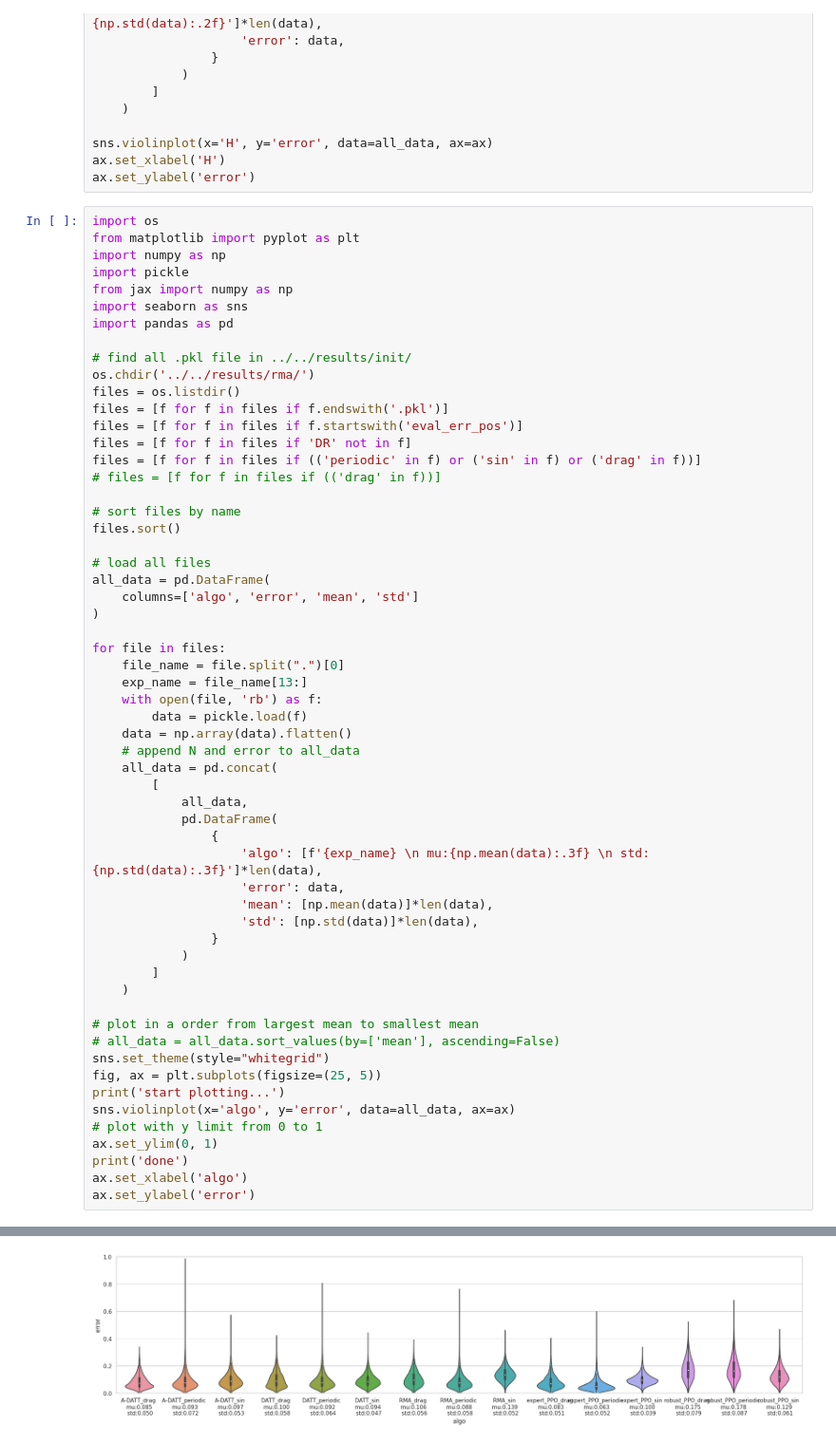
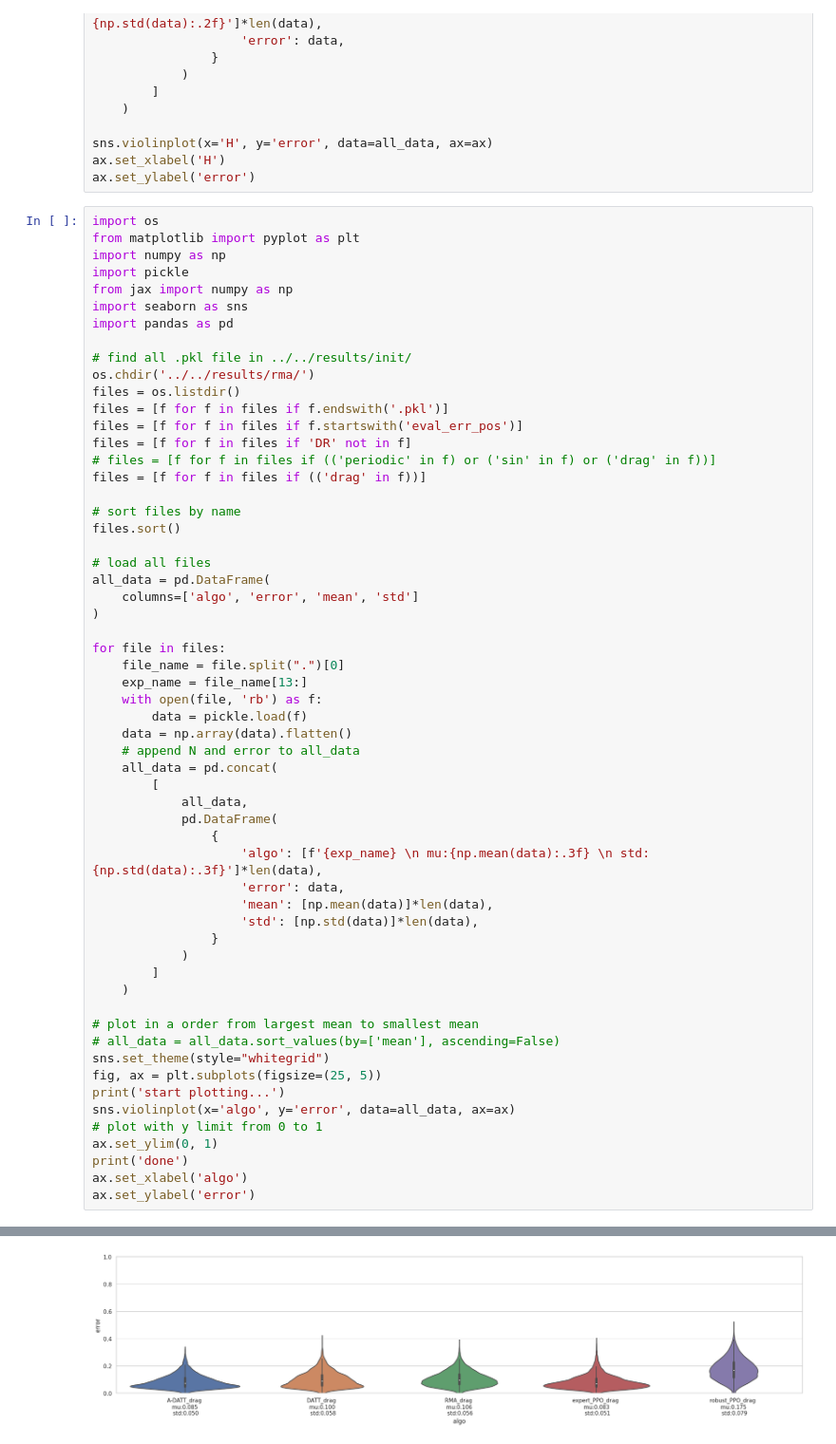
Before and after one commit to LeCAR-Lab/CoVO-MPC, a Jupyter notebook: quadjax/devel/plot.ipynb, the cells around one changed output, grey strips where cells are left out. Shown at 95% size. Cells and saved outputs as stored; diff of their text form.

```diff
--- a/quadjax/devel/plot.ipynb
+++ b/quadjax/devel/plot.ipynb
@@ -78,8 +78,8 @@ files = os.listdir()
 files = [f for f in files if f.endswith('.pkl')]
 files = [f for f in files if f.startswith('eval_err_pos')]
 files = [f for f in files if 'DR' not in f]
-files = [f for f in files if (('periodic' in f) or ('sin' in f) or ('drag' in f))]
-# files = [f for f in files if (('drag' in f))]
+# files = [f for f in files if (('periodic' in f) or ('sin' in f) or ('drag' in f))]
+files = [f for f in files if (('drag' in f))]
 
 # sort files by name
 files.sort()
@@ -98,31 +98,31 @@ for file in files:
     # append N and error to all_data
     all_data = pd.concat(
         [
             all_data,
             pd.DataFrame(
                 {
                     'algo': [f'{exp_name} \n mu:{np.mean(data):.3f} \n std:{np.std(data):.3f}']*len(data),
                     'error': data,
                     'mean': [np.mean(data)]*len(data),
                     'std': [np.std(data)]*len(data),
                 }
             )
         ]
     )
 
 # plot in a order from largest mean to smallest mean
 # all_data = all_data.sort_values(by=['mean'], ascending=False)
 sns.set_theme(style="whitegrid")
 fig, ax = plt.subplots(figsize=(25, 5))
 print('start plotting...')
 sns.violinplot(x='algo', y='error', data=all_data, ax=ax)
 # plot with y limit from 0 to 1
 ax.set_ylim(0, 1)
 print('done')
 ax.set_xlabel('algo')
 ax.set_ylabel('error')
 # %% [output]
 start plotting...
 done
 Text(0, 0.5, 'error')
-[figure, old version]
+[figure, new version]
```
Also changed, not shown: 1 other file.
